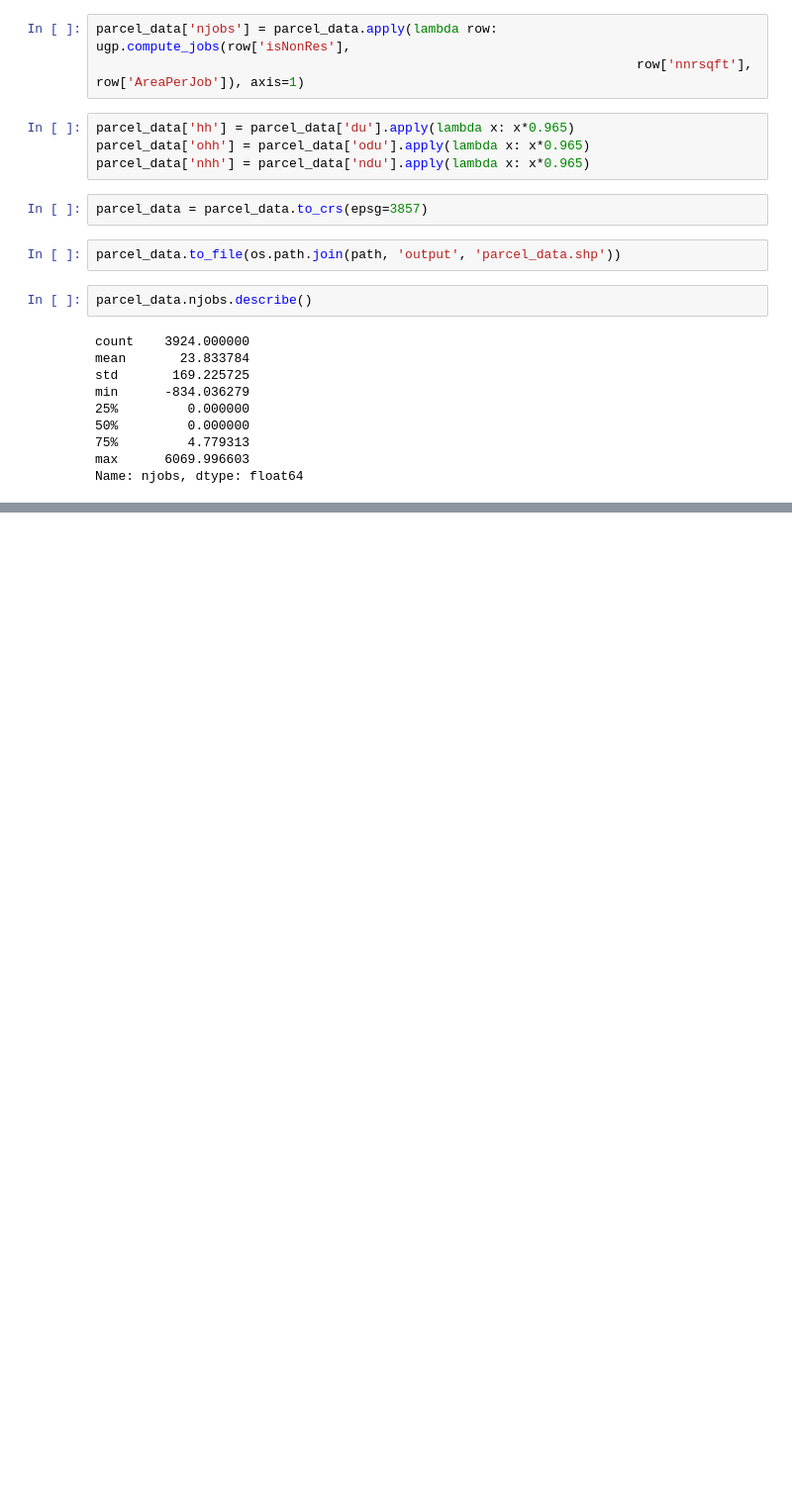
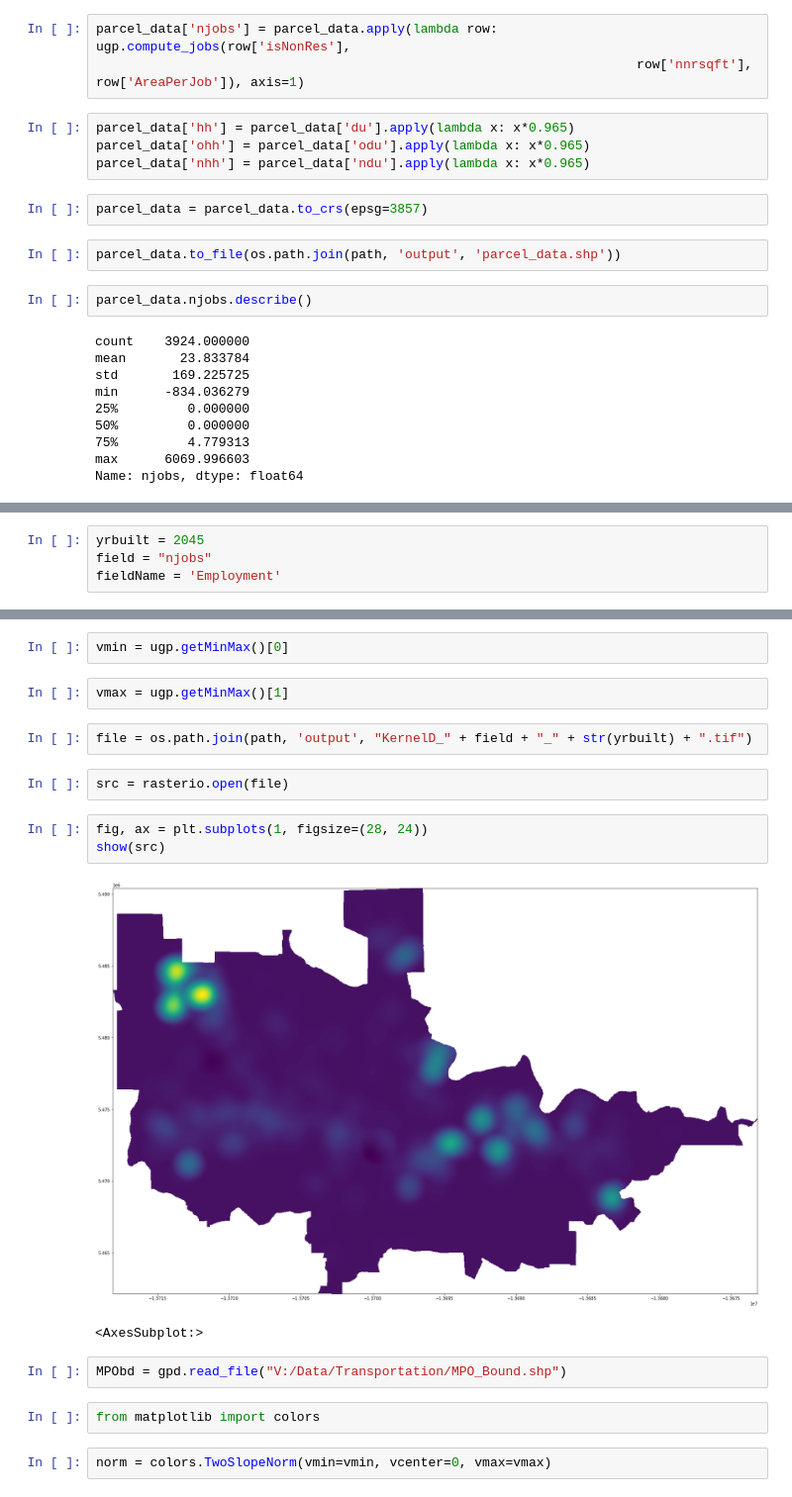
Before and after one commit to dongmeic/ModelsStoryMap, a Jupyter notebook: data/residential_employment_growth.ipynb, the cells around one changed output, grey strips where cells are left out. Shown at 99% size. Cells and saved outputs as stored; diff of their text form; blank space fills up the shorter version.

```diff
--- a/data/residential_employment_growth.ipynb
+++ b/data/residential_employment_growth.ipynb
@@ -52,0 +75,4 @@ Name: njobs, dtype: float64
+# %%
+yrbuilt = 2045
+field = "njobs"
+fieldName = 'Employment'
@@ -52,0 +96,20 @@ Name: njobs, dtype: float64
+# %%
+vmin = ugp.getMinMax()[0]
+# %%
+vmax = ugp.getMinMax()[1]
+# %%
+file = os.path.join(path, 'output', "KernelD_" + field + "_" + str(yrbuilt) + ".tif")
+# %%
+src = rasterio.open(file)
+# %%
+fig, ax = plt.subplots(1, figsize=(28, 24))
+show(src)
+# %% [output]
+[figure, added]
+<AxesSubplot:>
+# %%
+MPObd = gpd.read_file("V:/Data/Transportation/MPO_Bound.shp")
+# %%
+from matplotlib import colors
+# %%
+norm = colors.TwoSlopeNorm(vmin=vmin, vcenter=0, vmax=vmax)
```
Also changed, not shown: parts of 13 cells of this notebook, 2 other files.
